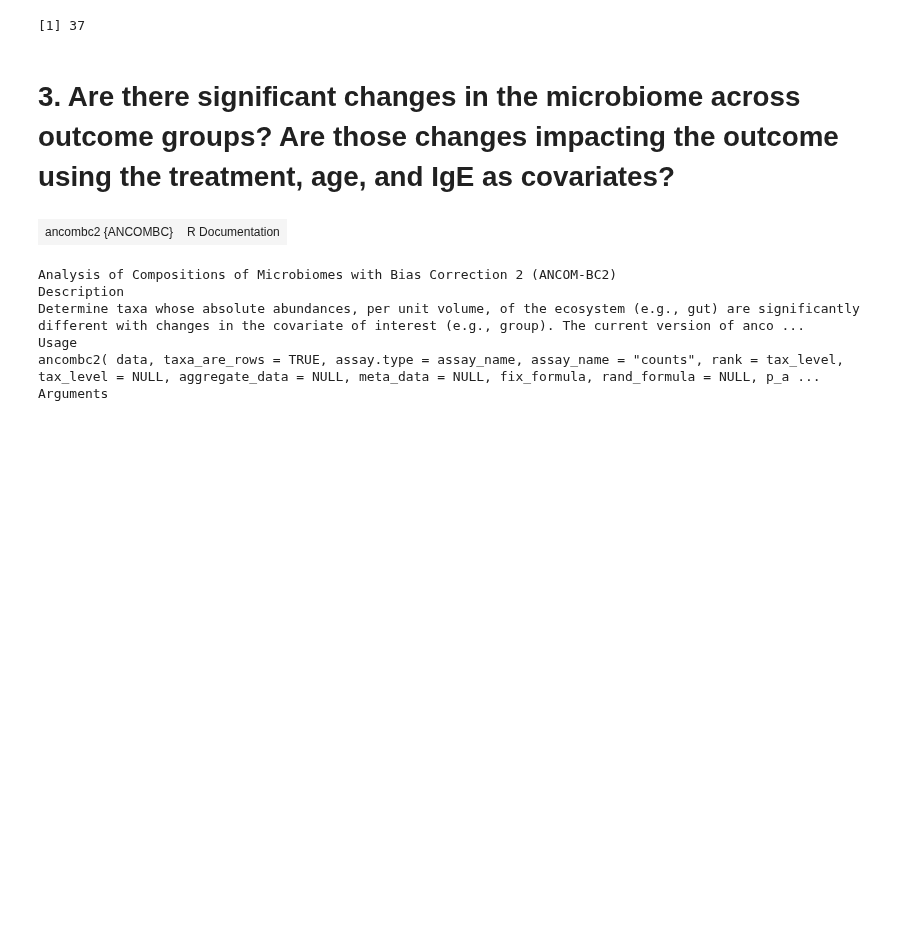
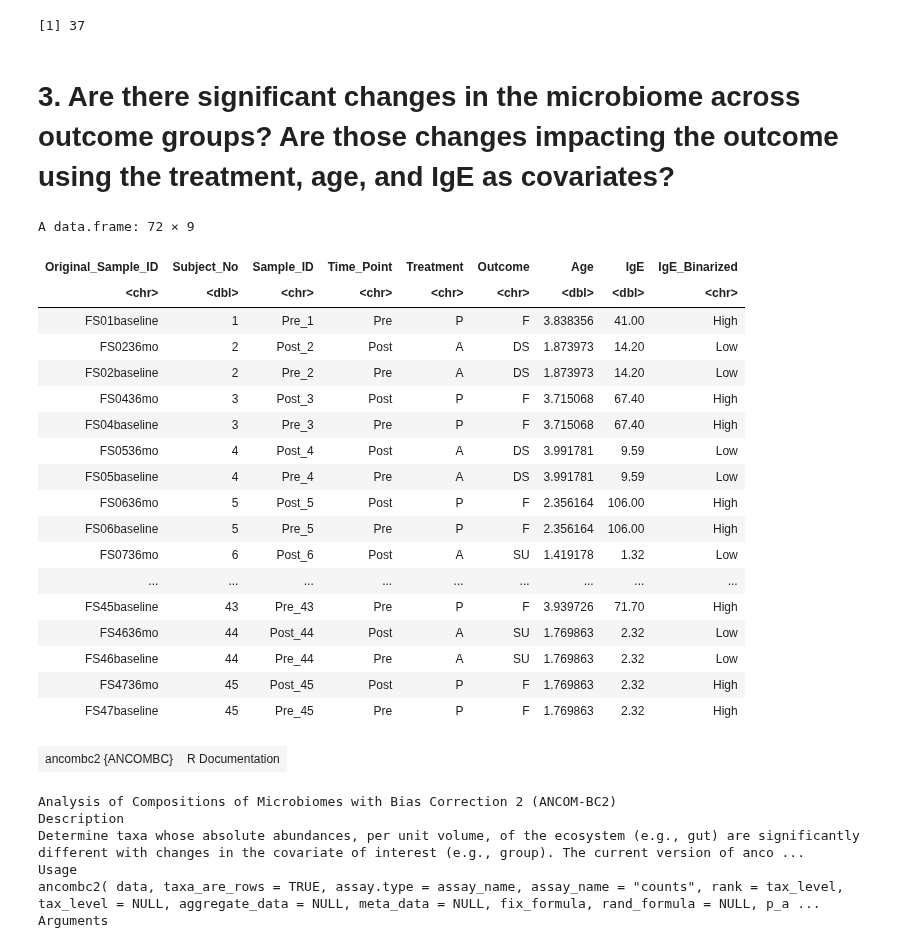
Before and after one commit to Ragerlab/P1013.-Microbiome-Peanut-Allergy, a Jupyter notebook: 1. Descriptive Statistics/Descriptive Statistics.ipynb, the cells around one changed output. Drawn from its saved outputs; the diff is of its cells as text; code cells hidden in the pictures; blank space fills up the shorter version.

```diff
--- a/1. Descriptive Statistics/Descriptive Statistics.ipynb
+++ b/1. Descriptive Statistics/Descriptive Statistics.ipynb
@@ -325,3 +325,25 @@ stool_age_cov %>%
 [1] 37
 # %% [markdown]
 # 3. Are there significant changes in the microbiome across outcome groups? Are those changes impacting the outcome using the treatment, age, and IgE as covariates?
+# %%
+saliva_df[,1:9]
+# %% [output]
+A data.frame: 72 × 9
+| Original_Sample_ID | Subject_No | Sample_ID | Time_Point | Treatment | Outcome | Age | IgE | IgE_Binarized |
+| <chr> | <dbl> | <chr> | <chr> | <chr> | <chr> | <dbl> | <dbl> | <chr> |
+| FS01baseline | 1 | Pre_1 | Pre | P | F | 3.838356 | 41.00 | High |
+| FS0236mo | 2 | Post_2 | Post | A | DS | 1.873973 | 14.20 | Low |
+| FS02baseline | 2 | Pre_2 | Pre | A | DS | 1.873973 | 14.20 | Low |
+| FS0436mo | 3 | Post_3 | Post | P | F | 3.715068 | 67.40 | High |
+| FS04baseline | 3 | Pre_3 | Pre | P | F | 3.715068 | 67.40 | High |
+| FS0536mo | 4 | Post_4 | Post | A | DS | 3.991781 | 9.59 | Low |
+| FS05baseline | 4 | Pre_4 | Pre | A | DS | 3.991781 | 9.59 | Low |
+| FS0636mo | 5 | Post_5 | Post | P | F | 2.356164 | 106.00 | High |
+| FS06baseline | 5 | Pre_5 | Pre | P | F | 2.356164 | 106.00 | High |
+| FS0736mo | 6 | Post_6 | Post | A | SU | 1.419178 | 1.32 | Low |
+| ... | ... | ... | ... | ... | ... | ... | ... | ... |
+| FS45baseline | 43 | Pre_43 | Pre | P | F | 3.939726 | 71.70 | High |
+| FS4636mo | 44 | Post_44 | Post | A | SU | 1.769863 | 2.32 | Low |
+| FS46baseline | 44 | Pre_44 | Pre | A | SU | 1.769863 | 2.32 | Low |
+| FS4736mo | 45 | Post_45 | Post | P | F | 1.769863 | 2.32 | High |
+| FS47baseline | 45 | Pre_45 | Pre | P | F | 1.769863 | 2.32 | High |
```
Also changed, not shown: parts of 2 cells of this notebook.
